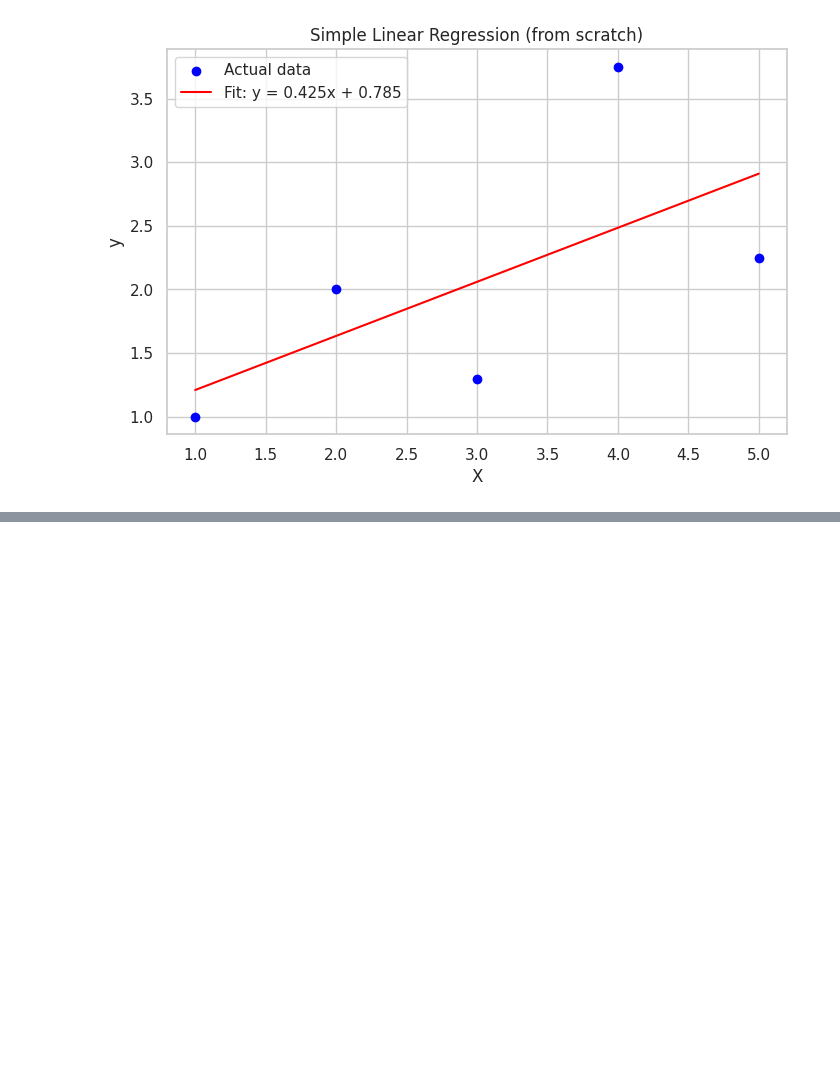
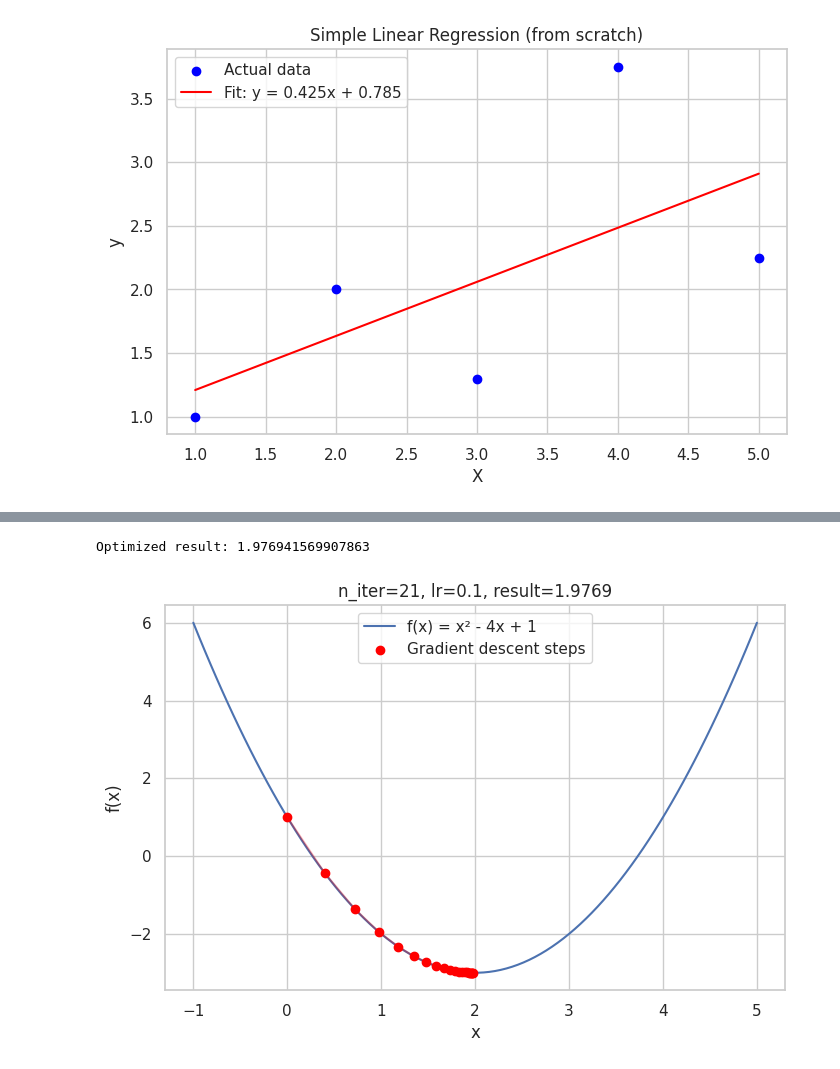
Before and after one commit to nnannatu/Machine_Learning, a Jupyter notebook: Lab_02.ipynb, the cells around one changed output, grey strips where cells are left out. Cells and saved outputs as stored; diff of their text form; code cells hidden in the pictures; blank space fills up the shorter version.

```diff
--- a/Lab_02.ipynb
+++ b/Lab_02.ipynb
@@ -59,0 +126,47 @@ Actual:      [1.   2.   1.3  3.75 2.25]
+# %%
+def func(x):
+    return x**2 - 4*x + 1
+
+def grad_func(x):
+    return 2*x - 4
+
+def gradient_descent(starting_point, gradient_func, learning_rate,
+                     max_iter=100, tolerance=1e-6):
+    x = starting_point
+    history = [x]
+    for i in range(max_iter):
+        grad = gradient_func(x)
+        if abs(grad) < tolerance:
+            break
+        x = x - learning_rate * grad
+        history.append(x)
+    return history, x
+
+# Run
+lr = 0.1
+history, result = gradient_descent(
+    starting_point=0.0,
+    gradient_func=grad_func,
+    learning_rate=lr,
+    max_iter=20,
+    tolerance=1e-6
+)
+print("Optimized result:", result)
+
+# Plot
+history_array = np.array(history)
+x_vals = np.linspace(-1, 5, 100)
+y_vals = func(x_vals)
+
+plt.figure(figsize=(8, 5))
+plt.plot(x_vals, y_vals, label='f(x) = x² - 4x + 1')
+plt.scatter(history_array, func(history_array), color='red', label='Gradient descent steps', zorder=3)
+plt.plot(history_array, func(history_array), color='red', alpha=0.3)
+plt.legend()
+plt.xlabel('x')
+plt.ylabel('f(x)')
+plt.title(f'n_iter={len(history)}, lr={lr}, result={result:.4f}')
+plt.show()
+# %% [output]
+Optimized result: 1.976941569907863
+[figure, added]
```
Also changed, not shown: parts of 9 cells of this notebook.
